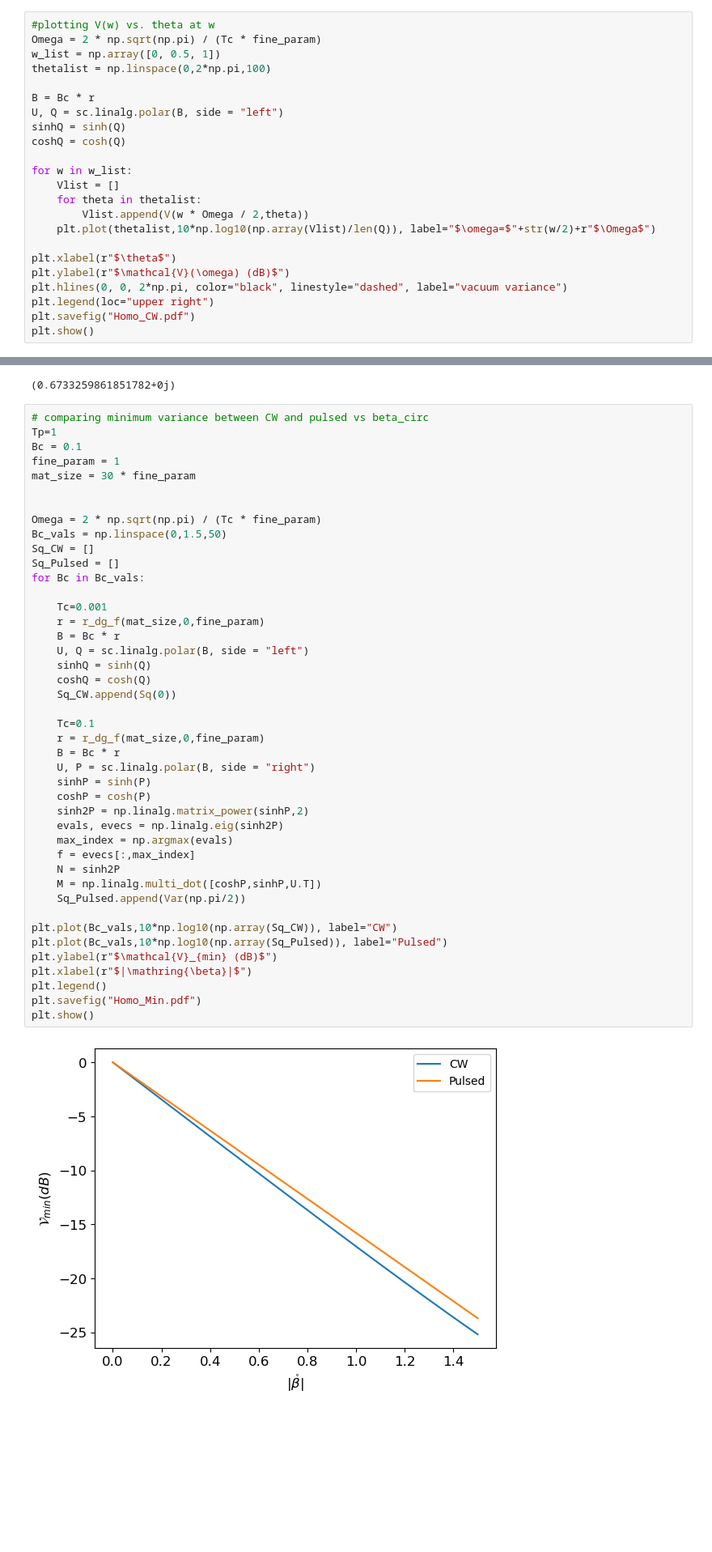
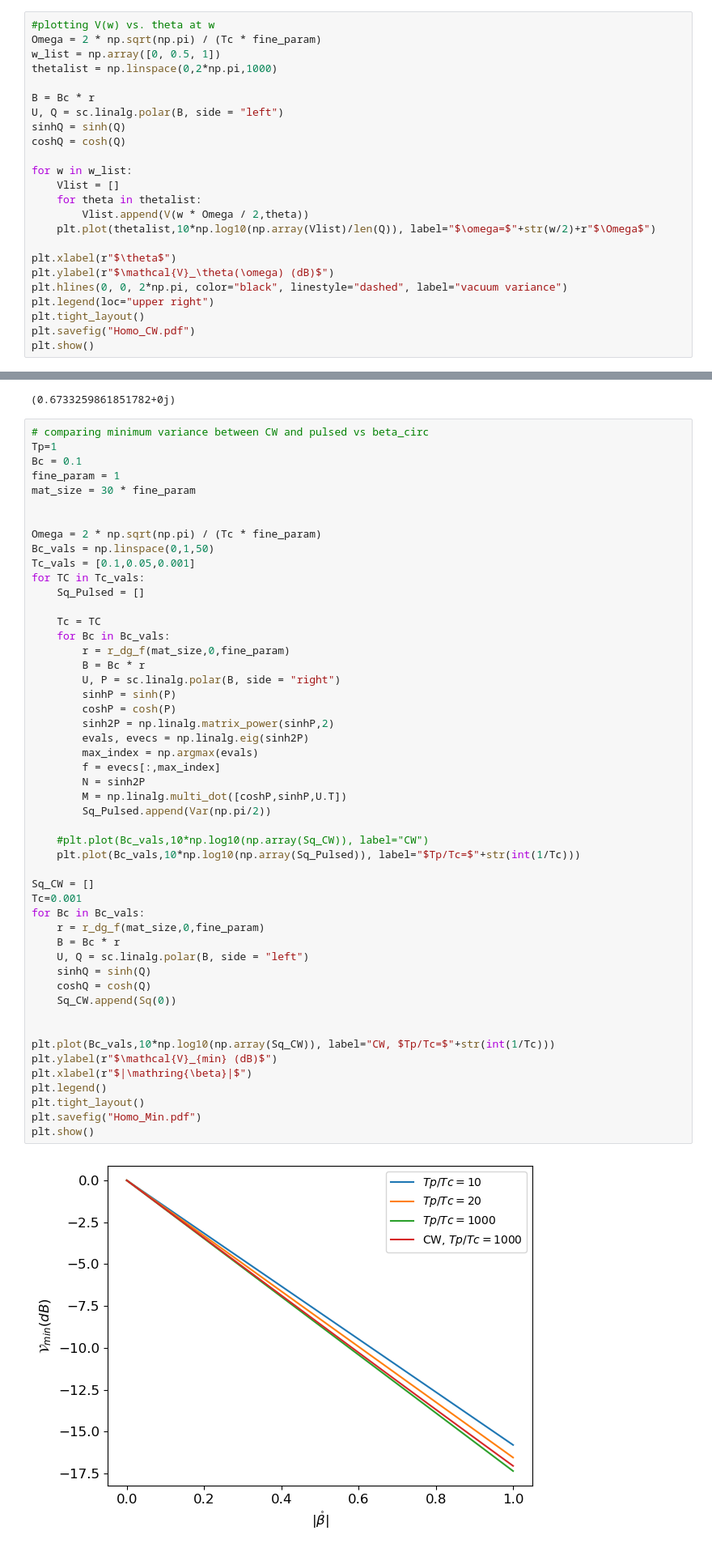
Before and after one commit to JKranias/Whittaker-Shannon-Decomposition, a Jupyter notebook: Whittaker-Shannon_code/Homodyne Detection.ipynb, the cells around one changed output, grey strips where cells are left out. Shown at 81% size. Saved outputs shown, nothing was run; the diff lists cells and outputs as text; blank space fills up the shorter version.

```diff
--- a/Whittaker-Shannon_code/Homodyne Detection.ipynb
+++ b/Whittaker-Shannon_code/Homodyne Detection.ipynb
@@ -195,7 +216,7 @@ plt.show()
 #plotting V(w) vs. theta at w
 Omega = 2 * np.sqrt(np.pi) / (Tc * fine_param)
 w_list = np.array([0, 0.5, 1])
-thetalist = np.linspace(0,2*np.pi,100)
+thetalist = np.linspace(0,2*np.pi,1000)
 
 B = Bc * r
 U, Q = sc.linalg.polar(B, side = "left")
@@ -209,9 +230,10 @@ for w in w_list:
     plt.plot(thetalist,10*np.log10(np.array(Vlist)/len(Q)), label="$\omega=$"+str(w/2)+r"$\Omega$")
 
 plt.xlabel(r"$\theta$")
-plt.ylabel(r"$\mathcal{V}(\omega) (dB)$")
+plt.ylabel(r"$\mathcal{V}_\theta(\omega) (dB)$")
 plt.hlines(0, 0, 2*np.pi, color="black", linestyle="dashed", label="vacuum variance")
 plt.legend(loc="upper right")
+plt.tight_layout()
 plt.savefig("Homo_CW.pdf")
 plt.show()
 # %% [output]
@@ -470,46 +523,53 @@ print(min(Vlist)/len(Q))
 # %%
 # comparing minimum variance between CW and pulsed vs beta_circ
 Tp=1
 Bc = 0.1
 fine_param = 1
 mat_size = 30 * fine_param
 
 
 Omega = 2 * np.sqrt(np.pi) / (Tc * fine_param)
-Bc_vals = np.linspace(0,1.5,50)
+Bc_vals = np.linspace(0,1,50)
+Tc_vals = [0.1,0.05,0.001]
+for TC in Tc_vals:
+    Sq_Pulsed = []
+
+    Tc = TC
+    for Bc in Bc_vals:
+        r = r_dg_f(mat_size,0,fine_param)
+        B = Bc * r
+        U, P = sc.linalg.polar(B, side = "right")
+        sinhP = sinh(P)
+        coshP = cosh(P)
+        sinh2P = np.linalg.matrix_power(sinhP,2)
+        evals, evecs = np.linalg.eig(sinh2P)
+        max_index = np.argmax(evals)
+        f = evecs[:,max_index]
+        N = sinh2P
+        M = np.linalg.multi_dot([coshP,sinhP,U.T])
+        Sq_Pulsed.append(Var(np.pi/2))
+
+    #plt.plot(Bc_vals,10*np.log10(np.array(Sq_CW)), label="CW")
+    plt.plot(Bc_vals,10*np.log10(np.array(Sq_Pulsed)), label="$Tp/Tc=$"+str(int(1/Tc)))
+
 Sq_CW = []
-Sq_Pulsed = []
+Tc=0.001
 for Bc in Bc_vals:
-
-    Tc=0.001
     r = r_dg_f(mat_size,0,fine_param)
     B = Bc * r
     U, Q = sc.linalg.polar(B, side = "left")
     sinhQ = sinh(Q)
     coshQ = cosh(Q)
     Sq_CW.append(Sq(0))
 
-    Tc=0.1
-    r = r_dg_f(mat_size,0,fine_param)
-    B = Bc * r
-    U, P = sc.linalg.polar(B, side = "right")
-    sinhP = sinh(P)
-    coshP = cosh(P)
-    sinh2P = np.linalg.matrix_power(sinhP,2)
-    evals, evecs = np.linalg.eig(sinh2P)
-    max_index = np.argmax(evals)
-    f = evecs[:,max_index]
-    N = sinh2P
-    M = np.linalg.multi_dot([coshP,sinhP,U.T])
-    Sq_Pulsed.append(Var(np.pi/2))
 
-plt.plot(Bc_vals,10*np.log10(np.array(Sq_CW)), label="CW")
-plt.plot(Bc_vals,10*np.log10(np.array(Sq_Pulsed)), label="Pulsed")
+plt.plot(Bc_vals,10*np.log10(np.array(Sq_CW)), label="CW, $Tp/Tc=$"+str(int(1/Tc)))
 plt.ylabel(r"$\mathcal{V}_{min} (dB)$")
 plt.xlabel(r"$|\mathring{\beta}|$")
 plt.legend()
+plt.tight_layout()
 plt.savefig("Homo_Min.pdf")
 plt.show()
 # %% [output]
-[figure, old version]
+[figure, new version]
 # %%
```
Also changed, not shown: parts of 5 cells of this notebook, 3 other files.
